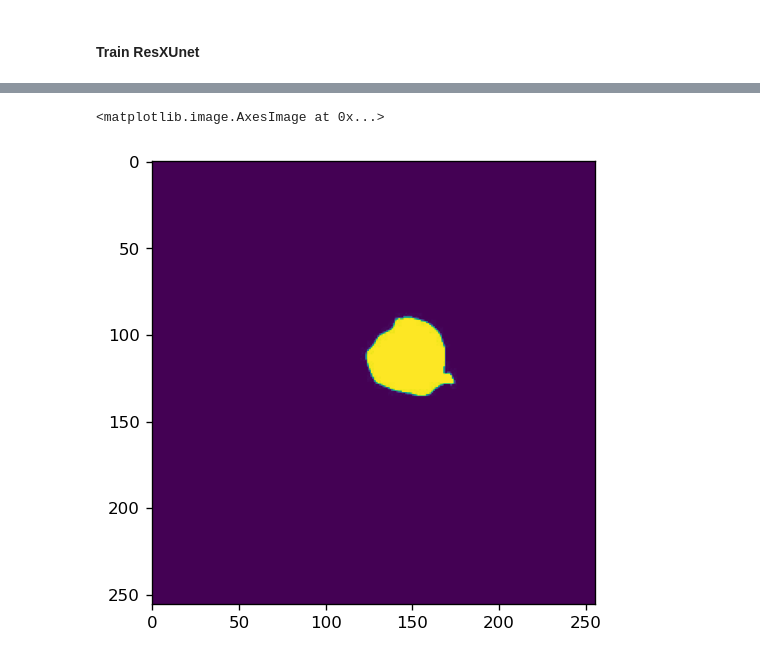
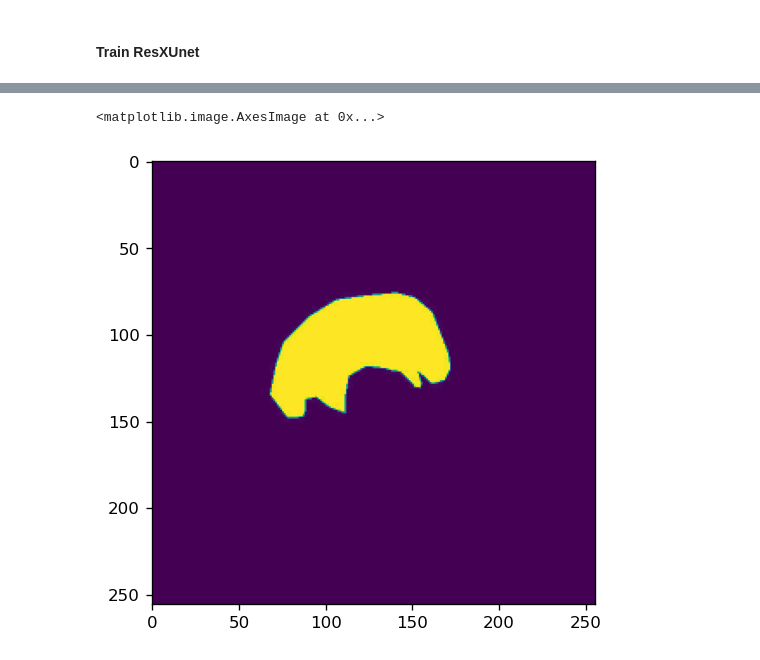
Before and after one commit to wesley0628/Brain_MRI_Image_Analysis, a Jupyter notebook: Brain_MRI_Tumor_Segmentation.ipynb, the cells around one changed output, grey strips where cells are left out. Saved outputs shown, nothing was run; the diff lists cells and outputs as text; code cells hidden in the pictures.

```diff
--- a/Brain_MRI_Tumor_Segmentation.ipynb
+++ b/Brain_MRI_Tumor_Segmentation.ipynb
@@ -50,15 +53,15 @@ images_dir = sorted(os.listdir(image_dir_name))
 for image in tqdm(images_dir):
     current_image = cv2.imread(os.path.join(image_dir_name, image))
     current_image = cv2.resize(current_image, (image_height, image_width)).astype("float32")
-    current_image -= current_image.mean()
-    current_image /= current_image.std()
-    current_image_180 = cv2.rotate(current_image, cv2.ROTATE_180)
-    current_image_r90 = cv2.rotate(current_image, cv2.ROTATE_90_CLOCKWISE)
-    current_image_l90 = cv2.rotate(current_image, cv2.ROTATE_90_COUNTERCLOCKWISE)
+    # current_image -= current_image.mean()
+    # current_image /= current_image.std()
+    # current_image_180 = cv2.rotate(current_image, cv2.ROTATE_180)
+    # current_image_r90 = cv2.rotate(current_image, cv2.ROTATE_90_CLOCKWISE)
+    # current_image_l90 = cv2.rotate(current_image, cv2.ROTATE_90_COUNTERCLOCKWISE)
     image_list.append(current_image)
-    image_list.append(current_image_180)
-    image_list.append(current_image_r90)
-    image_list.append(current_image_l90)
+    # image_list.append(current_image_180)
+    # image_list.append(current_image_r90)
+    # image_list.append(current_image_l90)
 
 
 
@@ -66,19 +69,19 @@ masks_dir = sorted(os.listdir(mask_dir_name))
 for mask in tqdm(masks_dir):
     current_mask = cv2.imread(os.path.join(mask_dir_name, mask), cv2.IMREAD_GRAYSCALE)
     current_mask = cv2.resize(current_mask, (image_height, image_width)).astype("float32")
-    current_mask -= current_mask.mean()
-    current_mask /= current_mask.std()
-    current_mask_180 = cv2.rotate(current_mask, cv2.ROTATE_180)
-    current_mask_r90 = cv2.rotate(current_mask, cv2.ROTATE_90_CLOCKWISE)
-    current_mask_l90 = cv2.rotate(current_mask, cv2.ROTATE_90_COUNTERCLOCKWISE)
+    # current_mask -= current_mask.mean()
+    # current_mask /= current_mask.std()
+    # current_mask_180 = cv2.rotate(current_mask, cv2.ROTATE_180)
+    # current_mask_r90 = cv2.rotate(current_mask, cv2.ROTATE_90_CLOCKWISE)
+    # current_mask_l90 = cv2.rotate(current_mask, cv2.ROTATE_90_COUNTERCLOCKWISE)
     mask_list.append(current_mask)
-    mask_list.append(current_mask_180)
-    mask_list.append(current_mask_r90)
-    mask_list.append(current_mask_l90)
+    # mask_list.append(current_mask_180)
+    # mask_list.append(current_mask_r90)
+    # mask_list.append(current_mask_l90)
 
 
-features = np.array(image_list)
-masks = np.array(mask_list)
+features = np.array(image_list)/255.0
+masks = np.array(mask_list)/255.0
 # masks = (masks > 0).astype(int)
 masks = masks.reshape((masks.shape[0], masks.shape[1], masks.shape[2], 1))
 # %%
@@ -408,6 +431,6 @@ KeyboardInterrupt:
 # %%
-test = X_test[4]
-test = np.reshape(test, (1, 256, 256, 1))
-truth = y_test[4]
+test = X_test[1]
+test = np.reshape(test, (1, 256, 256, 3))
+truth = y_test[1]
 truth = np.reshape(truth, (1, 256, 256, 1))
 # %%
@@ -427,5 +450,5 @@ plt.imshow(predicted)
 # %%
-plt.imshow(y_test[4])
+plt.imshow(truth[0])
 # %% [output]
 <matplotlib.image.AxesImage at 0x...>
-[figure, old version]
+[figure, new version]
```
Also changed, not shown: parts of 29 cells of this notebook.
